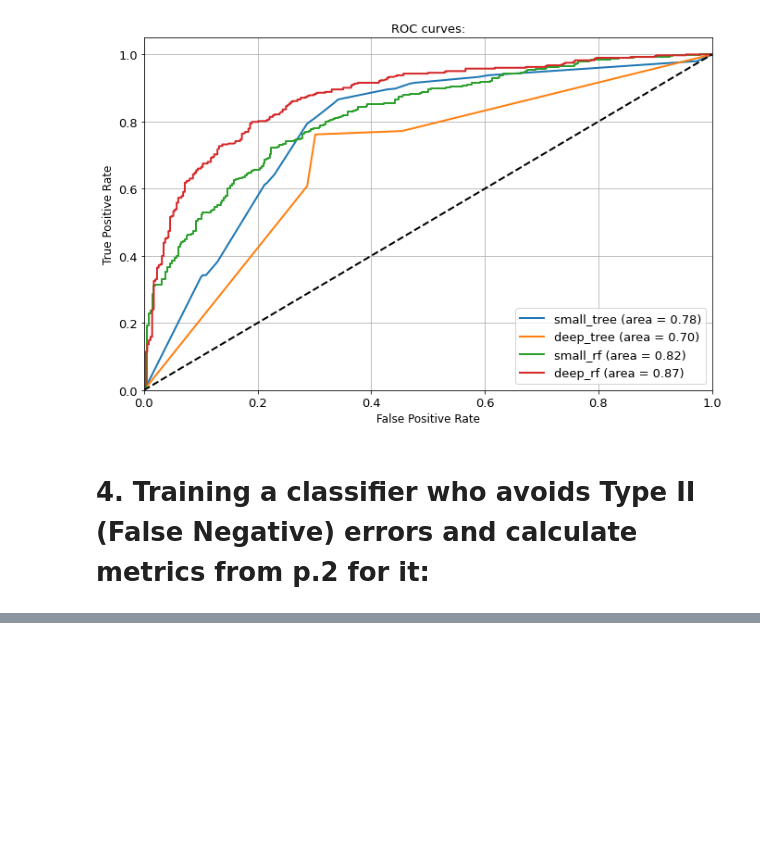
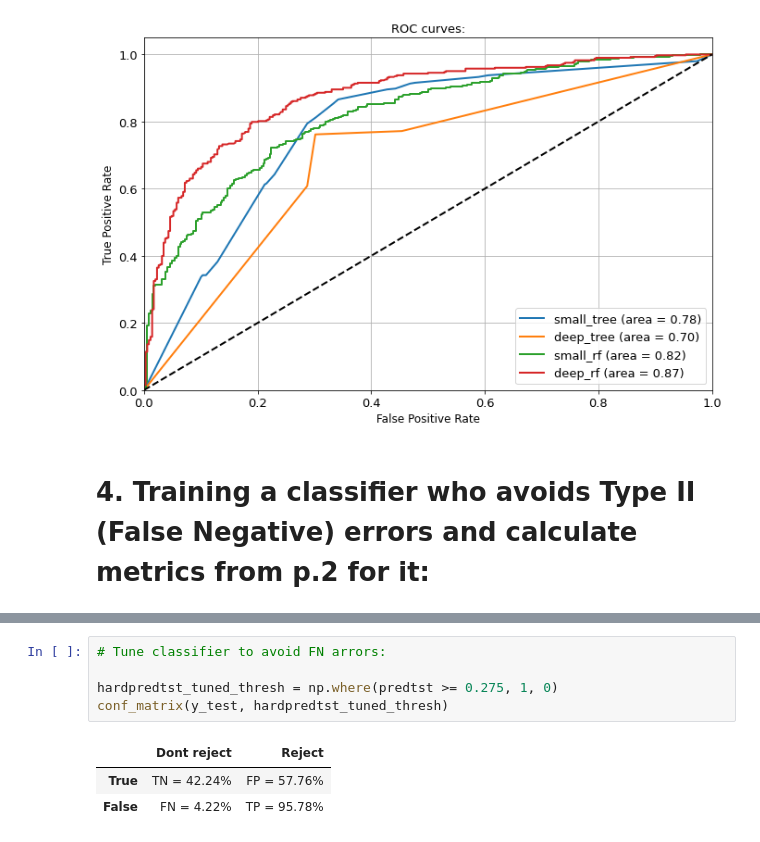
Before and after one commit to belpablo/Machine_Learning_Tecnologies_2022, a Jupyter notebook: Task_1/Belenko_Pavel_J41325c_MLT_2022_Task_1.ipynb, the cells around one changed output, grey strips where cells are left out. Cells and saved outputs as stored; diff of their text form; blank space fills up the shorter version.

```diff
--- a/Task_1/Belenko_Pavel_J41325c_MLT_2022_Task_1.ipynb
+++ b/Task_1/Belenko_Pavel_J41325c_MLT_2022_Task_1.ipynb
@@ -271,0 +238,9 @@ ax_roc.grid()
+# %%
+# Tune classifier to avoid FN arrors:
+
+hardpredtst_tuned_thresh = np.where(predtst >= 0.275, 1, 0)
+conf_matrix(y_test, hardpredtst_tuned_thresh)
+# %% [output]
+|  | Dont reject | Reject |
+| True | TN = 42.24% | FP = 57.76% |
+| False | FN = 4.22% | TP = 95.78% |
```
Also changed, not shown: parts of 14 cells of this notebook.
